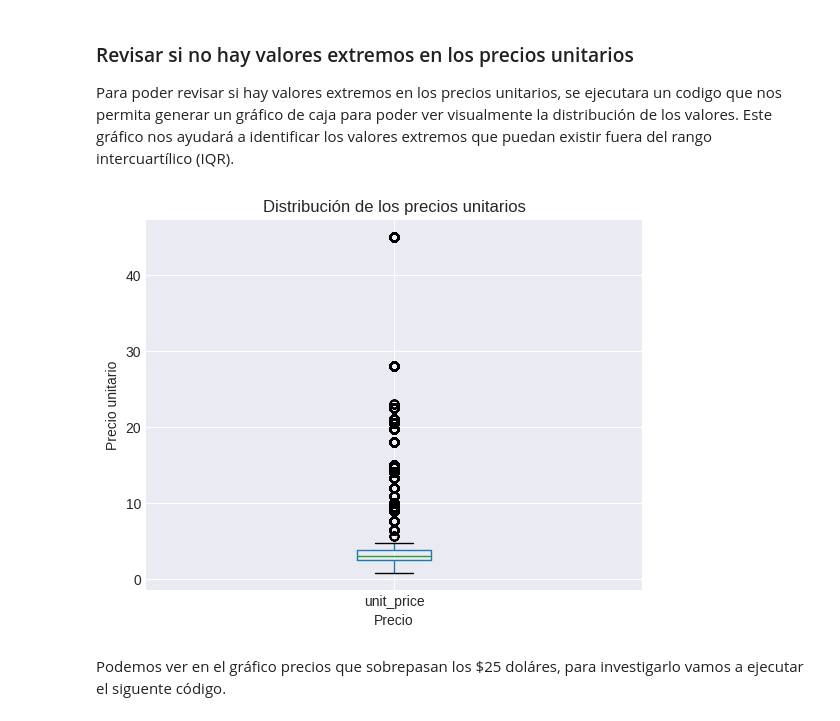
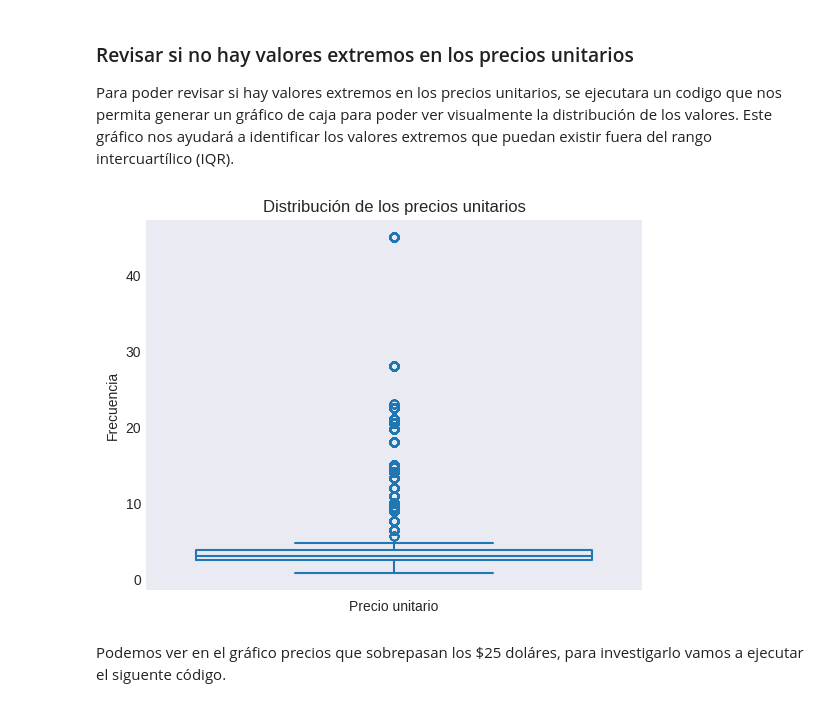
Before and after one commit to eddieisoffline/Portfolio-Data-Science, a Jupyter notebook: cafe/notebook/notebook.ipynb, the cells around one changed output. Drawn from its saved outputs; the diff is of its cells as text; code cells hidden in the pictures.

```diff
--- a/cafe/notebook/notebook.ipynb
+++ b/cafe/notebook/notebook.ipynb
@@ -402,13 +427,14 @@ Como la cantidad de valores únicos se mantuvo igual antes y después de la norm
 Para poder revisar si hay valores extremos en los precios unitarios, se ejecutara un codigo que nos permita generar un gráfico de caja para poder ver visualmente la distribución de los valores. Este gráfico nos ayudará a identificar los valores extremos que puedan existir fuera del rango intercuartílico (IQR).
 # %%
 #Se genera el gráfico con la columna unit_price
-coffee_sales.boxplot(column="unit_price")
+sns.boxplot(coffee_sales["unit_price"], fill=False)
 plt.title("Distribución de los precios unitarios")
-plt.ylabel("Precio unitario")
+plt.xlabel("Precio unitario")
+plt.ylabel("Frecuencia")
 #se llama show() para mostrar el gráfico
 plt.show()
 # %% [output]
-[figure, old version]
+[figure, new version]
 # %% [markdown]
 Podemos ver en el gráfico precios que sobrepasan los $25 doláres, para investigarlo vamos a ejecutar el siguente código.
 # %%
```
Also changed, not shown: parts of 17 cells of this notebook.
